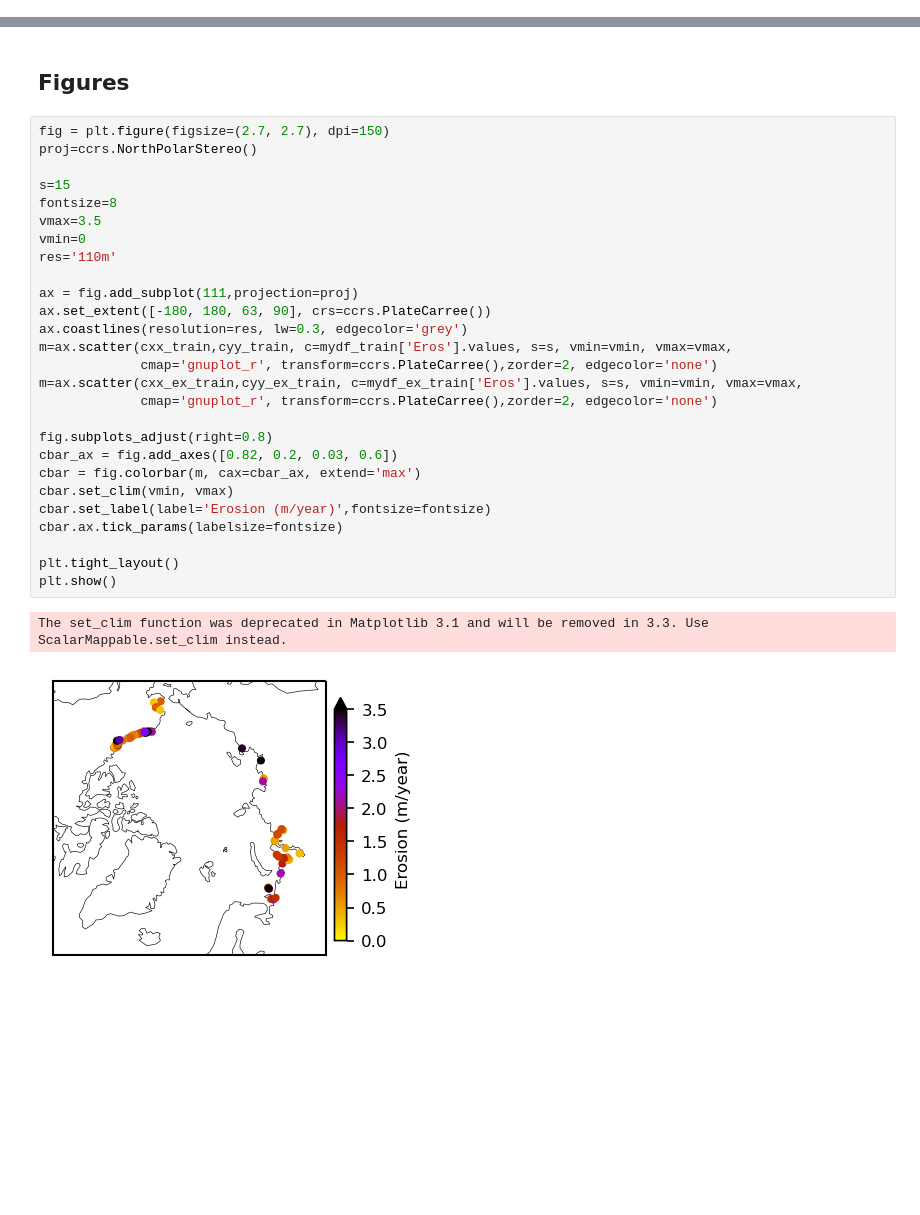
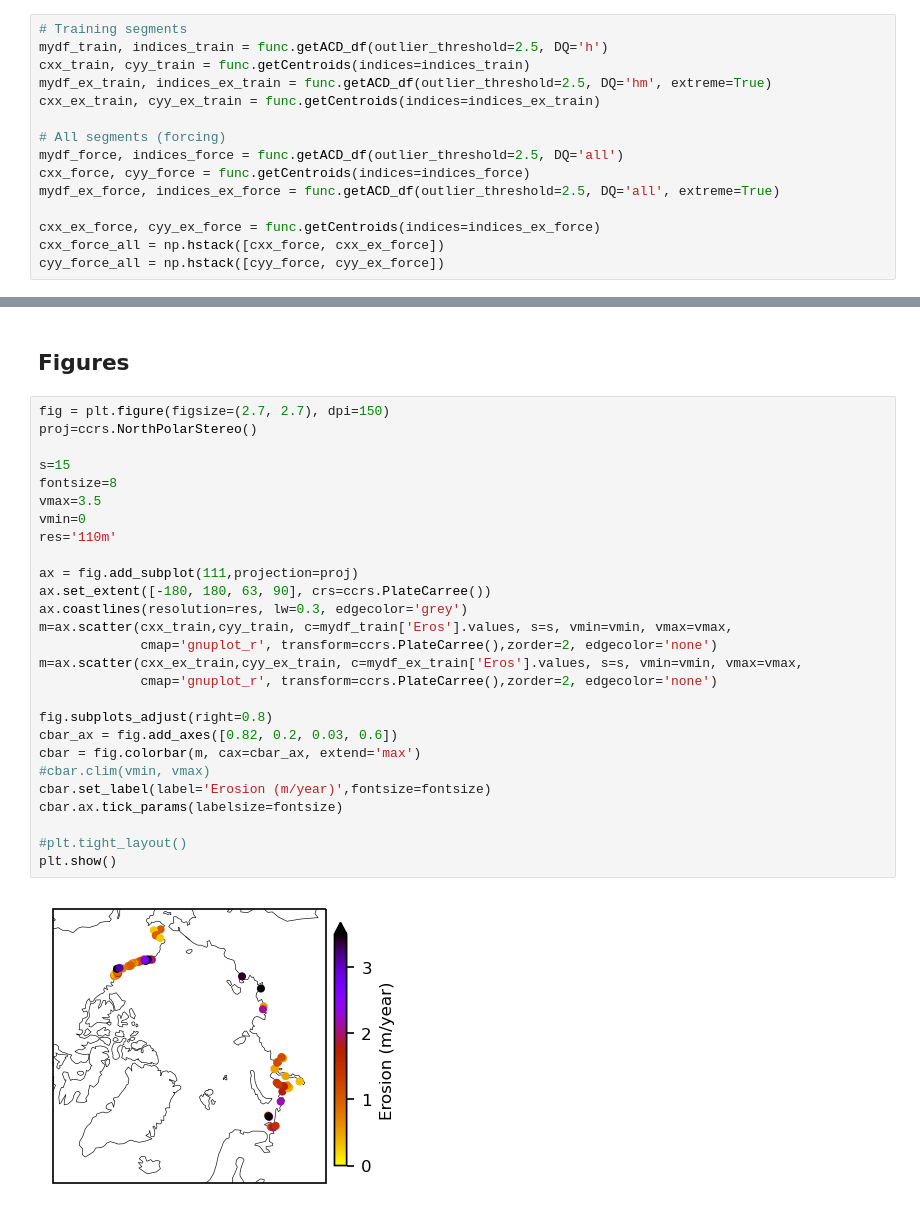
Before and after one commit to davidmnielsen/Nielsen-etal_2022_ArcticCoastalErosion, a Jupyter notebook: Figure2.ipynb, the cells around one changed output, grey strips where cells are left out. Saved outputs shown, nothing was run; the diff lists cells and outputs as text; blank space fills up the shorter version.

```diff
--- a/Figure2.ipynb
+++ b/Figure2.ipynb
@@ -77,3 +16,18 @@ cyy_force_all = np.hstack([cyy_force, cyy_ex_force])
+# %%
+# Training segments
+mydf_train, indices_train = func.getACD_df(outlier_threshold=2.5, DQ='h')
+cxx_train, cyy_train = func.getCentroids(indices=indices_train)
+mydf_ex_train, indices_ex_train = func.getACD_df(outlier_threshold=2.5, DQ='hm', extreme=True)
+cxx_ex_train, cyy_ex_train = func.getCentroids(indices=indices_ex_train)
+
+# All segments (forcing)
+mydf_force, indices_force = func.getACD_df(outlier_threshold=2.5, DQ='all')
+cxx_force, cyy_force = func.getCentroids(indices=indices_force)
+mydf_ex_force, indices_ex_force = func.getACD_df(outlier_threshold=2.5, DQ='all', extreme=True)
+
+cxx_ex_force, cyy_ex_force = func.getCentroids(indices=indices_ex_force)
+cxx_force_all = np.hstack([cxx_force, cxx_ex_force])
+cyy_force_all = np.hstack([cyy_force, cyy_ex_force])
 # %% [markdown]
 ### Model (projections forced by MPI-ESM)
 # %%
@@ -116,33 +70,32 @@ eros_ERA20C_2stdUnc_ext = ds['eros_ERA20C_2stdUnc'].values
 # %%
 fig = plt.figure(figsize=(2.7, 2.7), dpi=150)
 proj=ccrs.NorthPolarStereo()
 
 s=15
 fontsize=8
 vmax=3.5
 vmin=0
 res='110m'
 
 ax = fig.add_subplot(111,projection=proj)
 ax.set_extent([-180, 180, 63, 90], crs=ccrs.PlateCarree())
 ax.coastlines(resolution=res, lw=0.3, edgecolor='grey')
 m=ax.scatter(cxx_train,cyy_train, c=mydf_train['Eros'].values, s=s, vmin=vmin, vmax=vmax,
              cmap='gnuplot_r', transform=ccrs.PlateCarree(),zorder=2, edgecolor='none')
 m=ax.scatter(cxx_ex_train,cyy_ex_train, c=mydf_ex_train['Eros'].values, s=s, vmin=vmin, vmax=vmax,
              cmap='gnuplot_r', transform=ccrs.PlateCarree(),zorder=2, edgecolor='none')
 
 fig.subplots_adjust(right=0.8)
 cbar_ax = fig.add_axes([0.82, 0.2, 0.03, 0.6])
 cbar = fig.colorbar(m, cax=cbar_ax, extend='max')
-cbar.set_clim(vmin, vmax)
+#cbar.clim(vmin, vmax)
 cbar.set_label(label='Erosion (m/year)',fontsize=fontsize)
 cbar.ax.tick_params(labelsize=fontsize)
 
-plt.tight_layout()
+#plt.tight_layout()
 plt.show()
 # %% [output]
-The set_clim function was deprecated in Matplotlib 3.1 and will be removed in 3.3. Use ScalarMappable.set_clim instead.
-[figure, old version]
+[figure, new version]
 # %%
 fig = plt.figure(figsize=(4.9, 5), dpi=120)
 proj=ccrs.NorthPolarStereo()
```
Also changed, not shown: parts of 6 cells of this notebook, 15 other files.
